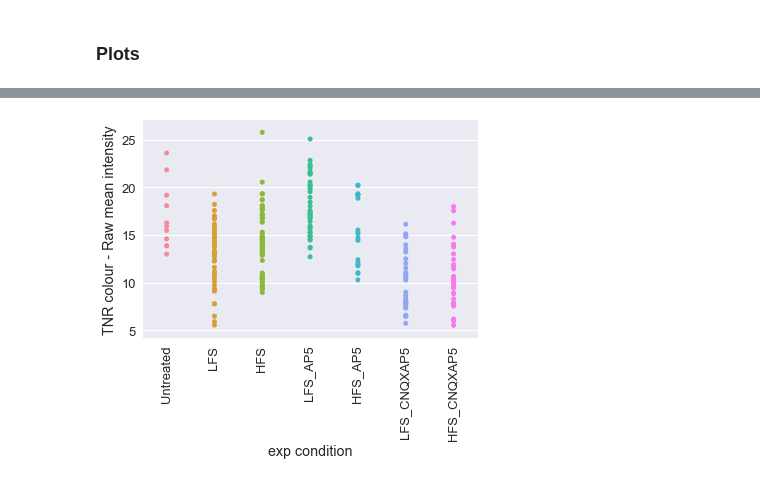
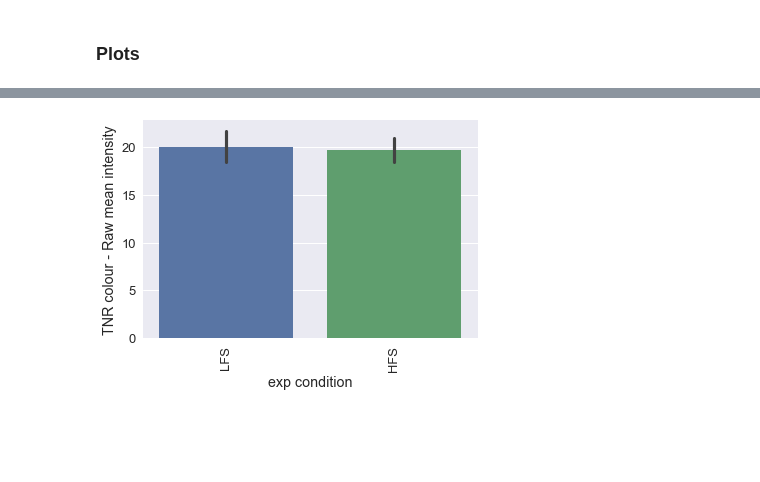
Before and after one commit to taldanko/Image_processing, a Jupyter notebook: SlicesManipulation_Analysis/SlicesManipulation_Analysis.ipynb, the cells around one changed output, grey strips where cells are left out. Cells and saved outputs as stored; diff of their text form; code cells hidden in the pictures; blank space fills up the shorter version.

Commit message:
Ran for new data

```diff
--- a/SlicesManipulation_Analysis/SlicesManipulation_Analysis.ipynb
+++ b/SlicesManipulation_Analysis/SlicesManipulation_Analysis.ipynb
@@ -39,7 +39,7 @@ plt.rcParams.update({'font.size': 22})
 ### Specify experiment directory, condtions and image details
 #### Makes dictionary for Aggrecanr storage of results
 # %%
-expdir='/Users/taldankovich/Documents/LTPall/' #master folder
+expdir='/Users/taldankovich/Documents/LTP/' #master folder
 
 TNR_channel_no=1
 Aggrecan_channel_no=2
@@ -63,16 +63,11 @@ results = {"filename":[],
            "TNR colour - Mean intensity, outside of Aggrecan spots":[]}
 
 path = os.path.dirname(expdir)
-outputFolder = os.path.dirname(expdir + "/new/")
+print(path)
+#outputFolder = os.path.dirname(expdir + "/new/")
 filelist = []
 for root, _, filenames in os.walk(path):
      for filename in filenames:
          filelist.append(os.path.join(root, filename))
 
-for i in range(0,len(filelist)):
-    if filelist[i].endswith(".tif") & ("60x" in str(filelist[i]))==True:
-        results["filename"].append(filelist[i])
-        results["exp condition"].append(filelist[i].split('/')[-2])
-        head, sep, tail = filelist[i].partition('_60x_')
-        head2, sep2, tail2 = head.partition('2018')
-        results["Slice_id"].append(tail2)
+print(filelist)
@@ -444,80 +507,80 @@ sns.set(font_scale=1.3)
 
 
 fig1=plt.figure()
-d=sns.stripplot(y ="TNR colour - Raw mean intensity", x="exp condition",data=df,#ci='sd',
-                 order=["Untreated","LFS","HFS","LFS_AP5","HFS_AP5","LFS_CNQXAP5","HFS_CNQXAP5"])
+d=sns.barplot(y ="TNR colour - Raw mean intensity", x="exp condition",data=df,#ci='sd',
+                 order=["LFS","HFS"]) #order=["Untreated","LFS","HFS","LFS_AP5","HFS_AP5","LFS_CNQXAP5","HFS_CNQXAP5"])
 #d=sns.swarmplot(y ="TNR colour - Raw mean intensity", x="exp condition",data=df,color='black')
-d.set_xticklabels(labels = ["Untreated","LFS","HFS","LFS_AP5","HFS_AP5","LFS_CNQXAP5","HFS_CNQXAP5"],rotation=90)
+d.set_xticklabels(labels = ["LFS","HFS"],rotation=90) #d.set_xticklabels(labels = ["Untreated","LFS","HFS","LFS_AP5","HFS_AP5","LFS_CNQXAP5","HFS_CNQXAP5"],rotation=90)
 fig1.savefig('plot1.png',bbox_inches='tight')
 
 fig2=plt.figure()
-d=sns.stripplot(y ='Aggrecan colour - Raw mean intensity', x='exp condition',data=df, #ci='sd',
-                 order=["Untreated","LFS","HFS","LFS_AP5","HFS_AP5","LFS_CNQXAP5","HFS_CNQXAP5"])
+d=sns.barplot(y ='Aggrecan colour - Raw mean intensity', x='exp condition',data=df, #ci='sd',
+                 order=["LFS","HFS"]) #order=["Untreated","LFS","HFS","LFS_AP5","HFS_AP5","LFS_CNQXAP5","HFS_CNQXAP5"])
 #d=sns.swarmplot(y ="Aggrecan colour - Raw mean intensity", x="exp condition",data=df,color='black')
-d.set_xticklabels(labels = ["Untreated","LFS","HFS","LFS_AP5","HFS_AP5","LFS_CNQXAP5","HFS_CNQXAP5"],rotation=90)
+d.set_xticklabels(labels = ["LFS","HFS"],rotation=90) #d.set_xticklabels(labels = ["Untreated","LFS","HFS","LFS_AP5","HFS_AP5","LFS_CNQXAP5","HFS_CNQXAP5"],rotation=90)
 fig2.savefig('plot2.png',bbox_inches='tight')
 
 fig3=plt.figure()
-d=sns.stripplot(y ='TNR colour - Mean intensity of spots', x='exp condition',data=df, #ci='sd',
-                 order=["Untreated","LFS","HFS","LFS_AP5","HFS_AP5","LFS_CNQXAP5","HFS_CNQXAP5"])
+d=sns.barplot(y ='TNR colour - Mean intensity of spots', x='exp condition',data=df, #ci='sd',
+                 order=["LFS","HFS"]) #order=["Untreated","LFS","HFS","LFS_AP5","HFS_AP5","LFS_CNQXAP5","HFS_CNQXAP5"])
 #d=sns.swarmplot(y ="TNR colour - Mean intensity of spots", x="exp condition",data=df,color='black')
-d.set_xticklabels(labels = ["Untreated","LFS","HFS","LFS_AP5","HFS_AP5","LFS_CNQXAP5","HFS_CNQXAP5"],rotation=90)
+d.set_xticklabels(labels = ["LFS","HFS"],rotation=90) #d.set_xticklabels(labels = ["Untreated","LFS","HFS","LFS_AP5","HFS_AP5","LFS_CNQXAP5","HFS_CNQXAP5"],rotation=90)
 fig3.savefig('plot3.png',bbox_inches='tight')
 
 fig4=plt.figure()
-d=sns.stripplot(y ='Aggrecan colour - Mean intensity of spots', x='exp condition',data=df, #ci='sd',
-                 order=["Untreated","LFS","HFS","LFS_AP5","HFS_AP5","LFS_CNQXAP5","HFS_CNQXAP5"])
+d=sns.barplot(y ='Aggrecan colour - Mean intensity of spots', x='exp condition',data=df, #ci='sd',
+                 order=["LFS","HFS"]) #order=["Untreated","LFS","HFS","LFS_AP5","HFS_AP5","LFS_CNQXAP5","HFS_CNQXAP5"])
 #d=sns.swarmplot(y ="Aggrecan colour - Mean intensity of spots", x="exp condition",data=df,color='black')
-d.set_xticklabels(labels = ["Untreated","LFS","HFS","LFS_AP5","HFS_AP5","LFS_CNQXAP5","HFS_CNQXAP5"],rotation=90)
+d.set_xticklabels(labels = ["LFS","HFS"],rotation=90) #d.set_xticklabels(labels = ["Untreated","LFS","HFS","LFS_AP5","HFS_AP5","LFS_CNQXAP5","HFS_CNQXAP5"],rotation=90)
 fig4.savefig('plot4.png',bbox_inches='tight')
 
 fig5=plt.figure()
-d=sns.stripplot(y ='TNR colour - Total no. of spots in FOV', x='exp condition',data=df, #ci='sd',
-                 order=["Untreated","LFS","HFS","LFS_AP5","HFS_AP5","LFS_CNQXAP5","HFS_CNQXAP5"])
+d=sns.barplot(y ='TNR colour - Total no. of spots in FOV', x='exp condition',data=df, #ci='sd',
+                 order=["LFS","HFS"]) #order=["Untreated","LFS","HFS","LFS_AP5","HFS_AP5","LFS_CNQXAP5","HFS_CNQXAP5"])
 #d=sns.swarmplot(y ="TNR colour - Total no. of spots in FOV", x="exp condition",data=df,color='black')
-d.set_xticklabels(labels = ["Untreated","LFS","HFS","LFS_AP5","HFS_AP5","LFS_CNQXAP5","HFS_CNQXAP5"],rotation=90)
+d.set_xticklabels(labels = ["LFS","HFS"],rotation=90) #d.set_xticklabels(labels = ["Untreated","LFS","HFS","LFS_AP5","HFS_AP5","LFS_CNQXAP5","HFS_CNQXAP5"],rotation=90)
 fig5.savefig('plot5.png',bbox_inches='tight')
 
 fig6=plt.figure()
-d=sns.stripplot(y ='Aggrecan colour - Total no. of spots in FOV', x='exp condition',data=df, #ci='sd',
-                 order=["Untreated","LFS","HFS","LFS_AP5","HFS_AP5","LFS_CNQXAP5","HFS_CNQXAP5"])
+d=sns.barplot(y ='Aggrecan colour - Total no. of spots in FOV', x='exp condition',data=df, #ci='sd',
+                 order=["LFS","HFS"]) #order=["Untreated","LFS","HFS","LFS_AP5","HFS_AP5","LFS_CNQXAP5","HFS_CNQXAP5"])
 #d=sns.swarmplot(y ="Aggrecan colour - Total no. of spots in FOV", x="exp condition",data=df,color='black')
-d.set_xticklabels(labels = ["Untreated","LFS","HFS","LFS_AP5","HFS_AP5","LFS_CNQXAP5","HFS_CNQXAP5"],rotation=90)
+d.set_xticklabels(labels = ["LFS","HFS"],rotation=90) #d.set_xticklabels(labels = ["Untreated","LFS","HFS","LFS_AP5","HFS_AP5","LFS_CNQXAP5","HFS_CNQXAP5"],rotation=90)
 fig6.savefig('plot6.png',bbox_inches='tight')
 
 fig7=plt.figure()
-d=sns.stripplot(y ='TNR colour - Mean spot area [nm]', x='exp condition',data=df, #ci='sd',
-                 order=["Untreated","LFS","HFS","LFS_AP5","HFS_AP5","LFS_CNQXAP5","HFS_CNQXAP5"])
+d=sns.barplot(y ='TNR colour - Mean spot area [nm]', x='exp condition',data=df, #ci='sd',
+                 order=["LFS","HFS"]) #order=["Untreated","LFS","HFS","LFS_AP5","HFS_AP5","LFS_CNQXAP5","HFS_CNQXAP5"])
 #d=sns.swarmplot(y ="TNR colour - Mean spot area [nm]", x="exp condition",data=df,color='black')
-d.set_xticklabels(labels = ["Untreated","LFS","HFS","LFS_AP5","HFS_AP5","LFS_CNQXAP5","HFS_CNQXAP5"],rotation=90)
+d.set_xticklabels(labels = ["LFS","HFS"],rotation=90) #d.set_xticklabels(labels = ["Untreated","LFS","HFS","LFS_AP5","HFS_AP5","LFS_CNQXAP5","HFS_CNQXAP5"],rotation=90)
 fig7.savefig('plot7.png',bbox_inches='tight')
 
 fig8=plt.figure()
-d=sns.stripplot(y ='Aggrecan colour - Mean spot area [nm]', x='exp condition',data=df, #ci='sd',
-                 order=["Untreated","LFS","HFS","LFS_AP5","HFS_AP5","LFS_CNQXAP5","HFS_CNQXAP5"])
+d=sns.barplot(y ='Aggrecan colour - Mean spot area [nm]', x='exp condition',data=df, #ci='sd',
+                 order=["LFS","HFS"]) #order=["Untreated","LFS","HFS","LFS_AP5","HFS_AP5","LFS_CNQXAP5","HFS_CNQXAP5"])
 #d=sns.swarmplot(y ="Aggrecan colour - Mean spot area [nm]", x="exp condition",data=df,color='black')
-d.set_xticklabels(labels = ["Untreated","LFS","HFS","LFS_AP5","HFS_AP5","LFS_CNQXAP5","HFS_CNQXAP5"],rotation=90)
+d.set_xticklabels(labels = ["LFS","HFS"],rotation=90) #d.set_xticklabels(labels = ["Untreated","LFS","HFS","LFS_AP5","HFS_AP5","LFS_CNQXAP5","HFS_CNQXAP5"],rotation=90)
 fig8.savefig('plot8.png',bbox_inches='tight')
 
 fig9=plt.figure()
-d=sns.stripplot(y ='Mean correlation coefficient TNR/Aggrecan', x='exp condition',data=df, #ci='sd',
-                 order=["Untreated","LFS","HFS","LFS_AP5","HFS_AP5","LFS_CNQXAP5","HFS_CNQXAP5"])
+d=sns.barplot(y ='Mean correlation coefficient TNR/Aggrecan', x='exp condition',data=df, #ci='sd',
+                 order=["LFS","HFS"]) #order=["Untreated","LFS","HFS","LFS_AP5","HFS_AP5","LFS_CNQXAP5","HFS_CNQXAP5"])
 #d=sns.swarmplot(y ="Mean correlation coefficient TNR/Aggrecan", x="exp condition",data=df,color='black')
-d.set_xticklabels(labels = ["Untreated","LFS","HFS","LFS_AP5","HFS_AP5","LFS_CNQXAP5","HFS_CNQXAP5"],rotation=90)
+d.set_xticklabels(labels = ["LFS","HFS"],rotation=90) #d.set_xticklabels(labels = ["Untreated","LFS","HFS","LFS_AP5","HFS_AP5","LFS_CNQXAP5","HFS_CNQXAP5"],rotation=90)
 fig9.savefig('plot9.png',bbox_inches='tight')
 
 fig10=plt.figure()
-d=sns.stripplot(y ='TNR colour - Mean intensity, masked by Aggrecan spots', x='exp condition',data=df, #ci='sd',
-                 order=["Untreated","LFS","HFS","LFS_AP5","HFS_AP5","LFS_CNQXAP5","HFS_CNQXAP5"])
+d=sns.barplot(y ='TNR colour - Mean intensity, masked by Aggrecan spots', x='exp condition',data=df, #ci='sd',
+                 order=["LFS","HFS"]) #order=["Untreated","LFS","HFS","LFS_AP5","HFS_AP5","LFS_CNQXAP5","HFS_CNQXAP5"])
 #d=sns.swarmplot(y ="TNR colour - Mean intensity, masked by Aggrecan spots", x="exp condition",data=df,color='black')
-d.set_xticklabels(labels = ["Untreated","LFS","HFS","LFS_AP5","HFS_AP5","LFS_CNQXAP5","HFS_CNQXAP5"],rotation=90)
+d.set_xticklabels(labels = ["LFS","HFS"],rotation=90) #d.set_xticklabels(labels = ["Untreated","LFS","HFS","LFS_AP5","HFS_AP5","LFS_CNQXAP5","HFS_CNQXAP5"],rotation=90)
 fig10.savefig('plot10.png',bbox_inches='tight')
 
 fig11=plt.figure()
-d=sns.stripplot(y ='TNR colour - Mean intensity, outside of Aggrecan spots', x='exp condition',data=df, #ci='sd',
-                 order=["Untreated","LFS","HFS","LFS_AP5","HFS_AP5","LFS_CNQXAP5","HFS_CNQXAP5"])
+d=sns.barplot(y ='TNR colour - Mean intensity, outside of Aggrecan spots', x='exp condition',data=df, #ci='sd',
+                 order=["LFS","HFS"]) #order=["Untreated","LFS","HFS","LFS_AP5","HFS_AP5","LFS_CNQXAP5","HFS_CNQXAP5"])
 #d=sns.swarmplot(y ="TNR colour - Mean intensity, outside of Aggrecan spots", x="exp condition",data=df,color='black')
-d.set_xticklabels(labels = ["Untreated","LFS","HFS","LFS_AP5","HFS_AP5","LFS_CNQXAP5","HFS_CNQXAP5"],rotation=90)
+d.set_xticklabels(labels = ["LFS","HFS"],rotation=90) #d.set_xticklabels(labels = ["Untreated","LFS","HFS","LFS_AP5","HFS_AP5","LFS_CNQXAP5","HFS_CNQXAP5"],rotation=90)
 fig11.savefig('plot11.png',bbox_inches='tight')
 # %% [output]
-[figure, old version]
+[figure, new version]
```
Also changed, not shown: parts of 12 cells of this notebook.
